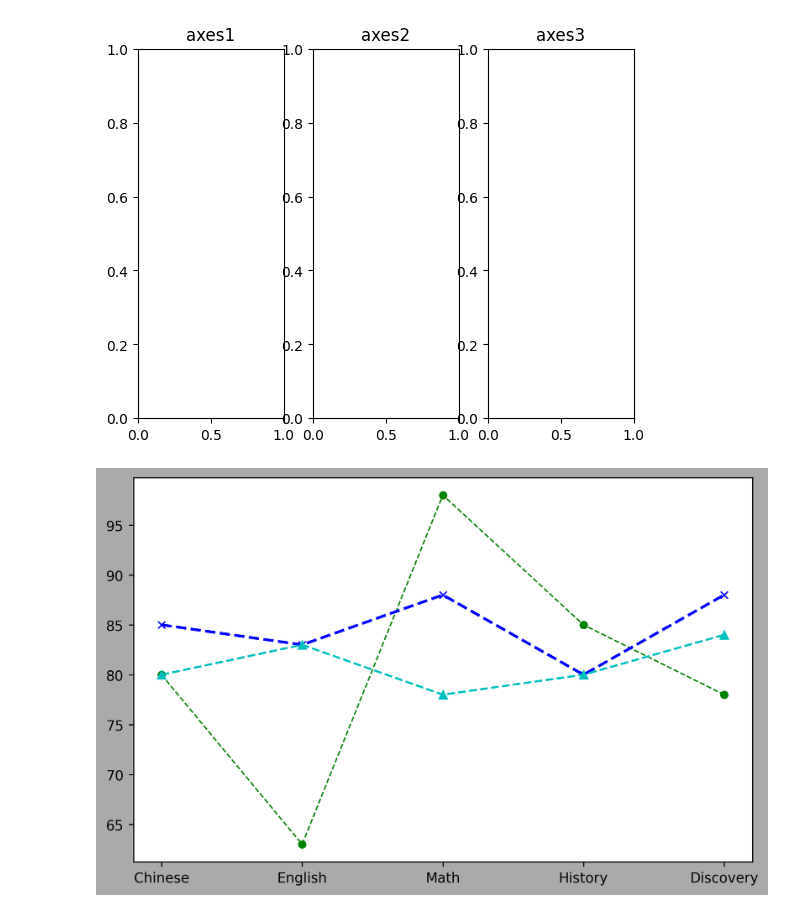
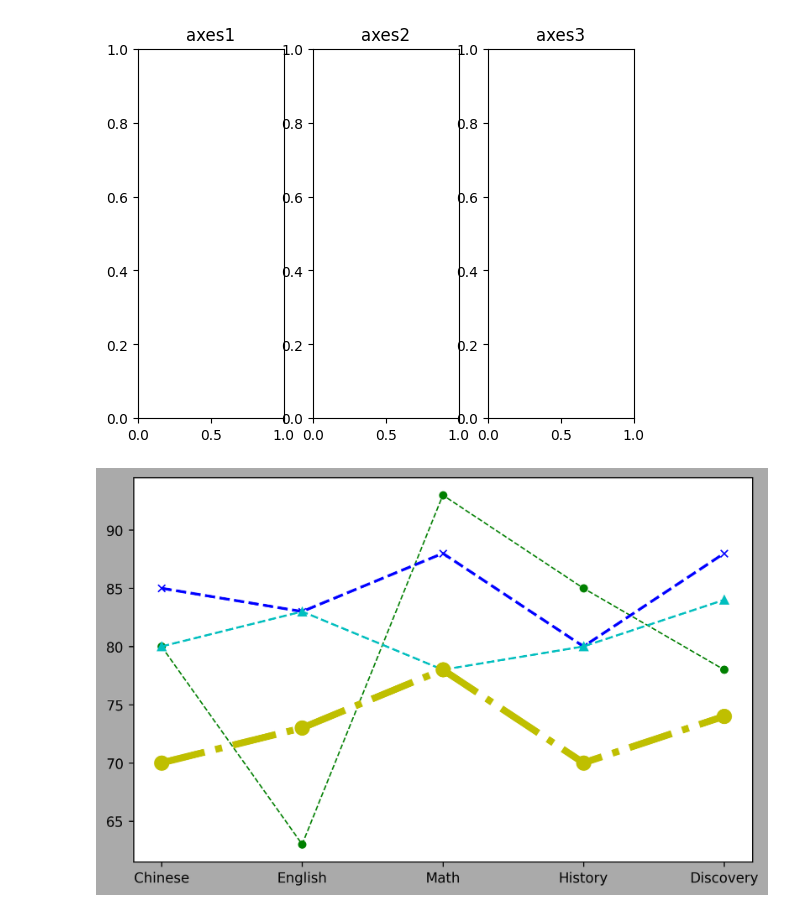
Before and after one commit to viviennemi/python--2, a Jupyter notebook: lesson07290.ipynb, the cells around one changed output. Saved outputs shown, nothing was run; the diff lists cells and outputs as text; code cells hidden in the pictures.

```diff
--- a/lesson07290.ipynb
+++ b/lesson07290.ipynb
@@ -41,20 +41,23 @@ ax_3.set_title("axes3")
 Text(0.5, 1.0, 'axes3')
 [figure]
 # %%
-student1 = {'Chinese':80, 'English': 63, 'Math':98, 'History':85, 'Discovery':78}
+student1 = {'Chinese':80, 'English': 63, 'Math':93, 'History':85, 'Discovery':78}
 student2 ={'Chinese':85,'English':83,'Math':88,'History':80,'Discovery':88}
 student3 ={'Chinese':80,'English':83,'Math':78,'History':80,'Discovery':84}
+student4 ={'Chinese':70,'English':73,'Math':78,'History':70,'Discovery':74}
 subjects = list(student1.keys())
 value1 = list(student1.values())
 value2 = list(student2.values())
 value3 = list(student3.values())
+value4 = list(student4.values())
 #顏色前面要加#一樣的字母6個就為灰色底
 figure = plt.figure(figsize=(8.0,5.0),dpi=250.0,facecolor="#aaaaaa")
 ax = figure.add_subplot()
 ax.plot(subjects, value1,'go--', linewidth=1, markersize=5)
 ax.plot(subjects,value2,color='blue', marker='x', linestyle='--',
      linewidth=2, markersize=5)
 ax.plot(subjects, value3,'c--^')
+ax.plot(subjects, value4,'y-.o',linewidth=5,markersize=10)
 plt.show()
 # %% [output]
-[figure, old version]
+[figure, new version]
```
